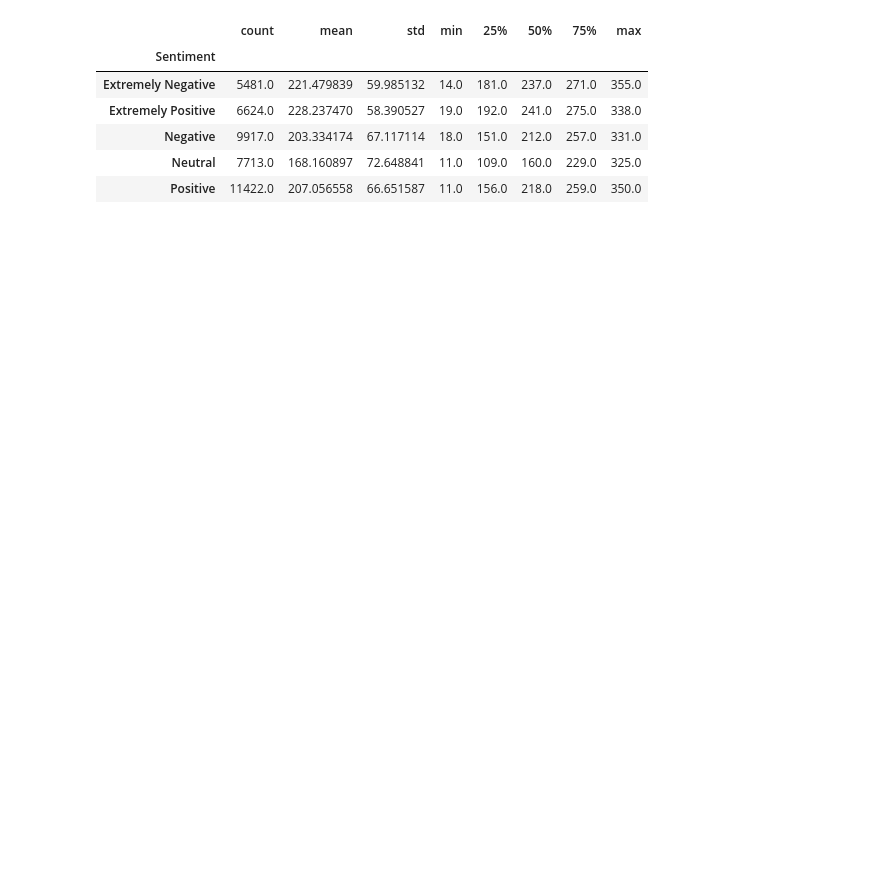
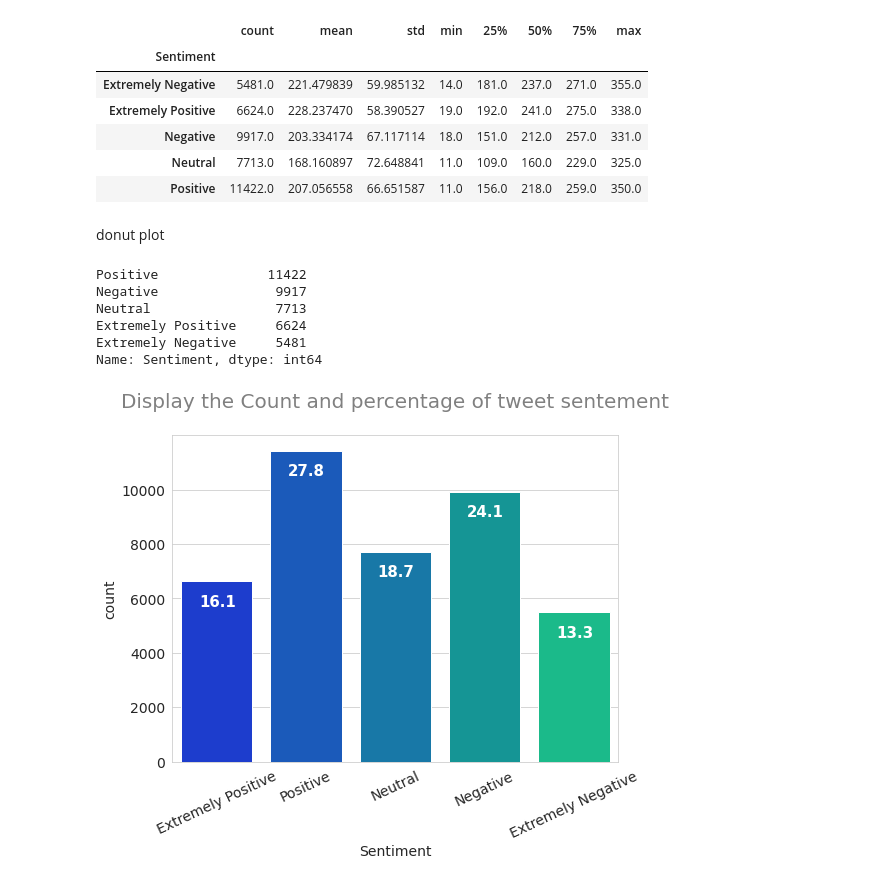
Before and after one commit to Gaurav2912/Coronavirus-Tweet-Sentiment-Analysis, a Jupyter notebook: Coronavirus_Tweet_Sentiment_Analysis_Capstone_Project.ipynb, the cells around one changed output. Cells and saved outputs as stored; diff of their text form; code cells hidden in the pictures; blank space fills up the shorter version.

```diff
--- a/Coronavirus_Tweet_Sentiment_Analysis_Capstone_Project.ipynb
+++ b/Coronavirus_Tweet_Sentiment_Analysis_Capstone_Project.ipynb
@@ -199,4 +210,5 @@ tweet_df.describe().T
 sns.set_style("whitegrid")
 sns.set_palette(palette = ['#4169E1', '#FF5F15', '#4CBB17'])
 plt.rcParams['font.size'] = 14
+plt.rcParams['figure.figsize'] =  (8,6)
 # %%
@@ -218,3 +228,39 @@ tweet_df.groupby('Sentiment')['length_of_tweet'].describe()
 | Negative | 9917.0 | 203.334174 | 67.117114 | 18.0 | 151.0 | 212.0 | 257.0 | 331.0 |
 | Neutral | 7713.0 | 168.160897 | 72.648841 | 11.0 | 109.0 | 160.0 | 229.0 | 325.0 |
 | Positive | 11422.0 | 207.056558 | 66.651587 | 11.0 | 156.0 | 218.0 | 259.0 | 350.0 |
+# %% [markdown]
+donut plot
+# %%
+sentiment_count = tweet_df["Sentiment"].value_counts()
+sentiment_count
+# %% [output]
+Positive              11422
+Negative               9917
+Neutral                7713
+Extremely Positive     6624
+Extremely Negative     5481
+Name: Sentiment, dtype: int64
+# %%
+#labels
+labels = ['Extremely Positive', 'Positive', 'Neutral', 'Negative', 'Extremely Negative']
+
+#values
+values = [ sentiment_count.loc[label] for label in labels ]
+
+for i, label in enumerate(labels):
+  # Calculating mean charges per minutes for all type of timezone and international calls, , '#FF5959'
+  value = sentiment_count.loc[label]
+  percent = 100 * value / len(tweet_df)
+  # To write text on each bar of the bar plot
+  plt.text(x= i- 0.2, y= value - 900,
+            s= round(percent,1), fontsize=15, weight='bold', color= 'white')
+
+sns.barplot(x= labels, y = values, palette= 'winter')
+
+
+plt.xlabel('Sentiment')
+plt.ylabel('count')
+plt.title('Display the Count and percentage of tweet sentement\n', size=20, color='grey');
+plt.xticks(rotation=25);
+# %% [output]
+[figure, added]
```
Also changed, not shown: parts of 16 cells of this notebook.
